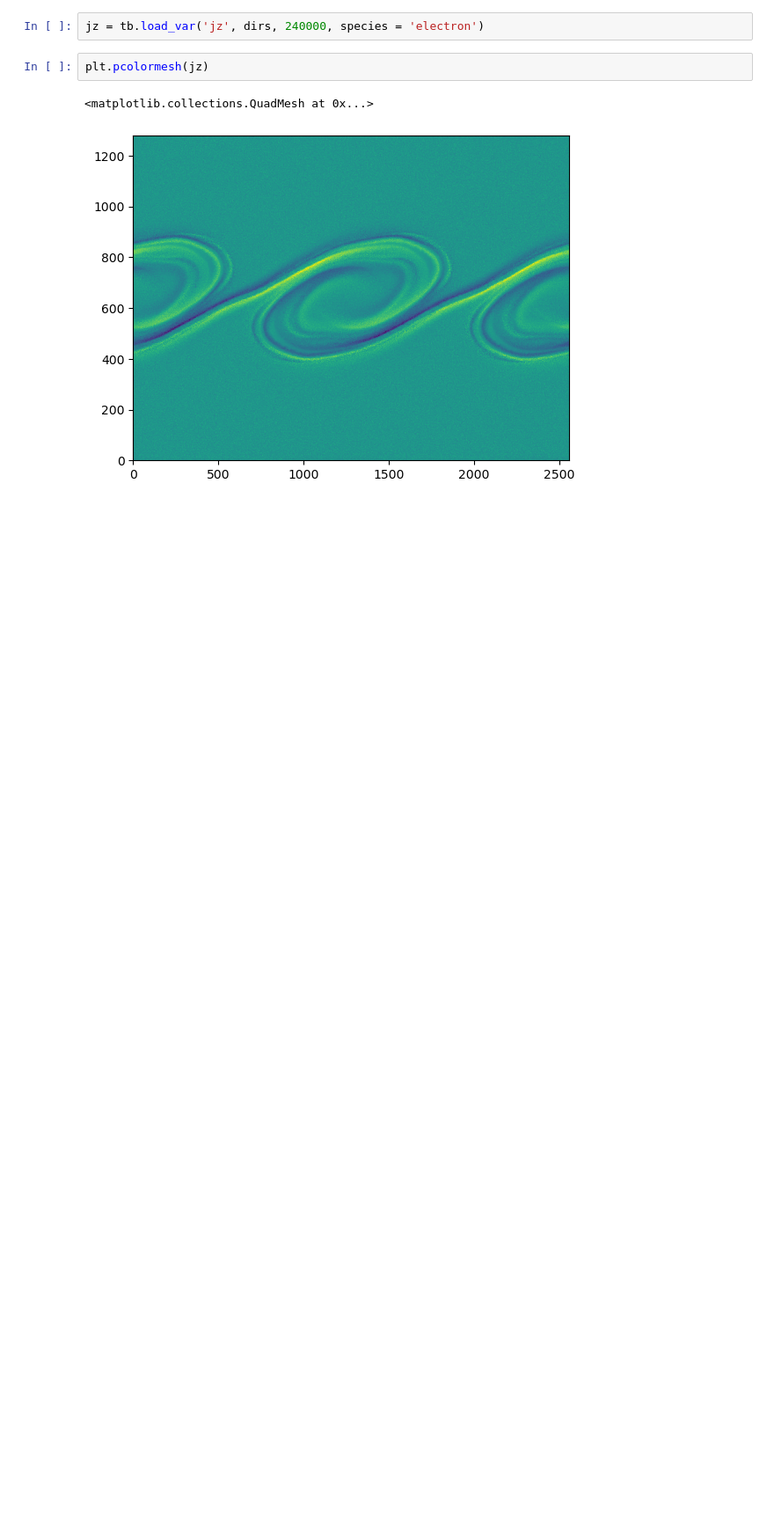
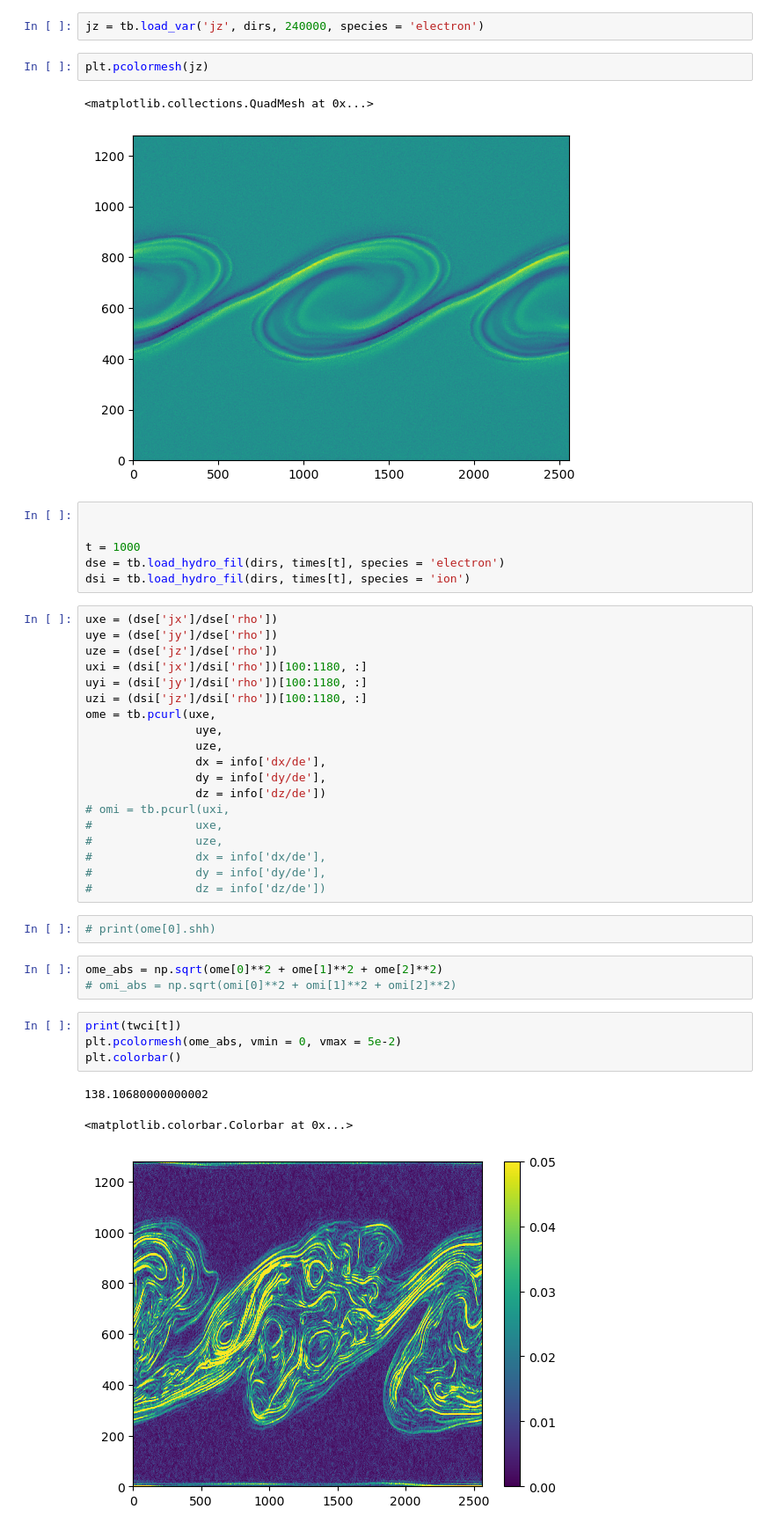
Before and after one commit to jgoodwill1/TurbPy, a Jupyter notebook: Analysis/Jupyter/plot.ipynb, the cells around one changed output. Shown at 88% size. Cells and saved outputs as stored; diff of their text form; blank space fills up the shorter version.

```diff
--- a/Analysis/Jupyter/plot.ipynb
+++ b/Analysis/Jupyter/plot.ipynb
@@ -31,3 +33,41 @@ plt.pcolormesh(jz)
 # %% [output]
 <matplotlib.collections.QuadMesh at 0x...>
 [figure]
+# %%
+
+
+t = 1000
+dse = tb.load_hydro_fil(dirs, times[t], species = 'electron')
+dsi = tb.load_hydro_fil(dirs, times[t], species = 'ion')
+# %%
+uxe = (dse['jx']/dse['rho'])
+uye = (dse['jy']/dse['rho'])
+uze = (dse['jz']/dse['rho'])
+uxi = (dsi['jx']/dsi['rho'])[100:1180, :]
+uyi = (dsi['jy']/dsi['rho'])[100:1180, :]
+uzi = (dsi['jz']/dsi['rho'])[100:1180, :]
+ome = tb.pcurl(uxe,
+                uye,
+                uze,
+                dx = info['dx/de'],
+                dy = info['dy/de'],
+                dz = info['dz/de'])
+# omi = tb.pcurl(uxi,
+#               uxe,
+#               uze,
+#               dx = info['dx/de'],
+#               dy = info['dy/de'],
+#               dz = info['dz/de'])
+# %%
+# print(ome[0].shh)
+# %%
+ome_abs = np.sqrt(ome[0]**2 + ome[1]**2 + ome[2]**2)
+# omi_abs = np.sqrt(omi[0]**2 + omi[1]**2 + omi[2]**2)
+# %%
+print(twci[t])
+plt.pcolormesh(ome_abs, vmin = 0, vmax = 5e-2)
+plt.colorbar()
+# %% [output]
+138.10680000000002
+<matplotlib.colorbar.Colorbar at 0x...>
+[figure, added]
```
Also changed, not shown: parts of 15 cells of this notebook, 45 other files.
